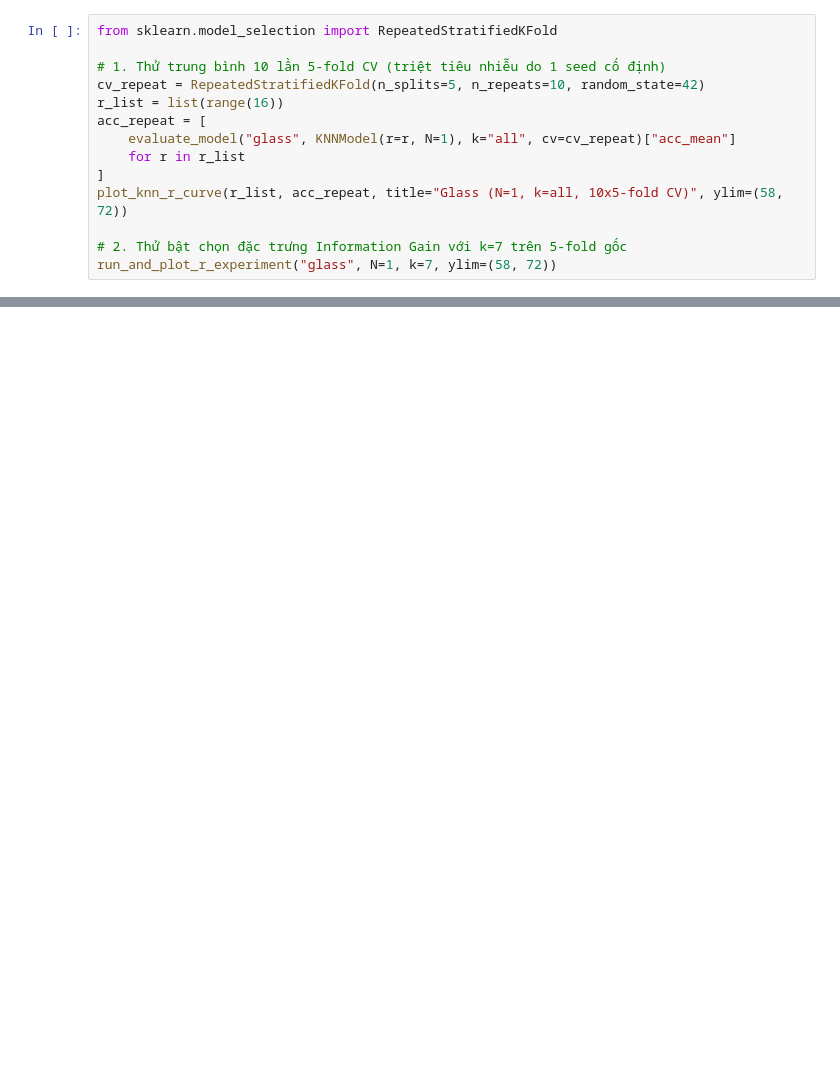
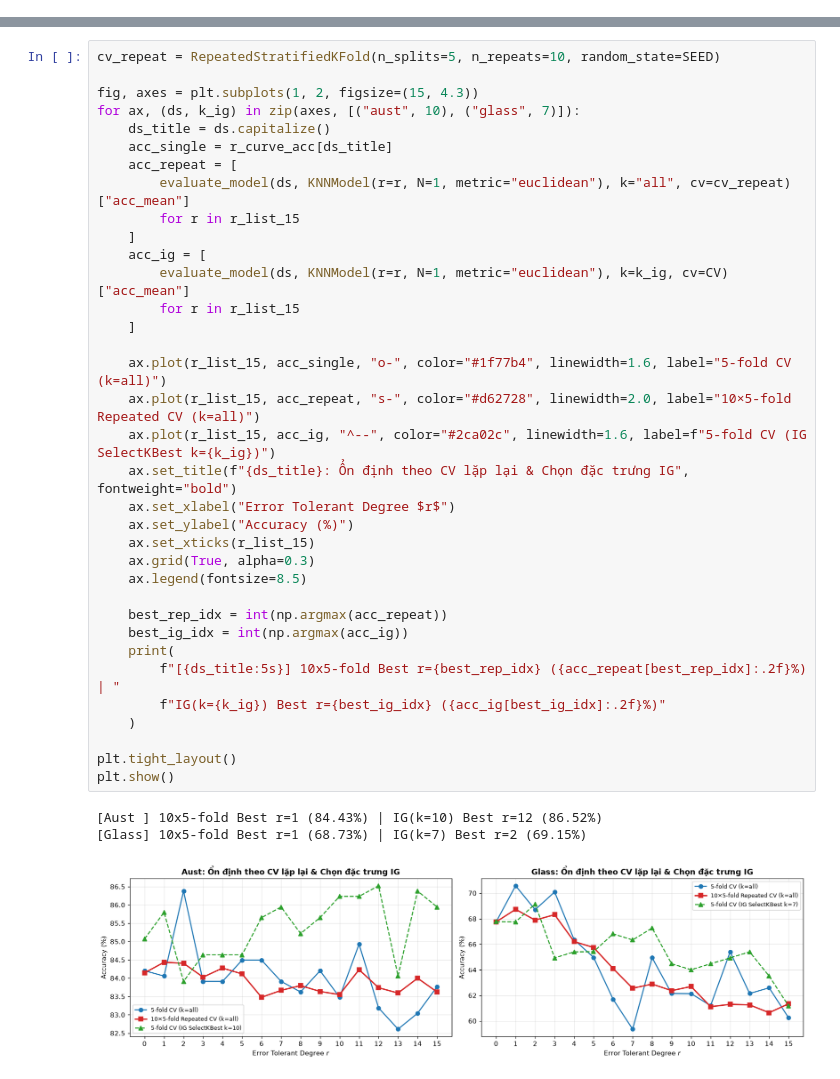
Before and after one commit to Quanbro07/ML-Project, a Jupyter notebook: Source/experiment/error_tolerance_r/exp.ipynb, the cells around one changed output, grey strips where cells are left out. Cells and saved outputs as stored; diff of their text form; blank space fills up the shorter version.

```diff
--- a/Source/experiment/error_tolerance_r/exp.ipynb
+++ b/Source/experiment/error_tolerance_r/exp.ipynb
@@ -274,14 +514,0 @@ df_glass_r = run_and_plot_r_experiment("glass", N=1, k=FEATURE_K["glass"], ylim=
-# %%
-from sklearn.model_selection import RepeatedStratifiedKFold
-
-# 1. Thử trung bình 10 lần 5-fold CV (triệt tiêu nhiễu do 1 seed cố định)
-cv_repeat = RepeatedStratifiedKFold(n_splits=5, n_repeats=10, random_state=42)
-r_list = list(range(16))
-acc_repeat = [
-    evaluate_model("glass", KNNModel(r=r, N=1), k="all", cv=cv_repeat)["acc_mean"]
-    for r in r_list
-]
-plot_knn_r_curve(r_list, acc_repeat, title="Glass (N=1, k=all, 10x5-fold CV)", ylim=(58, 72))
-
-# 2. Thử bật chọn đặc trưng Information Gain với k=7 trên 5-fold gốc
-run_and_plot_r_experiment("glass", N=1, k=7, ylim=(58, 72))
@@ -308,0 +781,39 @@ run_and_plot_r_experiment("glass", N=1, k=7, ylim=(58, 72))
+# %%
+cv_repeat = RepeatedStratifiedKFold(n_splits=5, n_repeats=10, random_state=SEED)
+
+fig, axes = plt.subplots(1, 2, figsize=(15, 4.3))
+for ax, (ds, k_ig) in zip(axes, [("aust", 10), ("glass", 7)]):
+    ds_title = ds.capitalize()
+    acc_single = r_curve_acc[ds_title]
+    acc_repeat = [
+        evaluate_model(ds, KNNModel(r=r, N=1, metric="euclidean"), k="all", cv=cv_repeat)["acc_mean"]
+        for r in r_list_15
+    ]
+    acc_ig = [
+        evaluate_model(ds, KNNModel(r=r, N=1, metric="euclidean"), k=k_ig, cv=CV)["acc_mean"]
+        for r in r_list_15
+    ]
+
+    ax.plot(r_list_15, acc_single, "o-", color="#1f77b4", linewidth=1.6, label="5-fold CV (k=all)")
+    ax.plot(r_list_15, acc_repeat, "s-", color="#d62728", linewidth=2.0, label="10×5-fold Repeated CV (k=all)")
+    ax.plot(r_list_15, acc_ig, "^--", color="#2ca02c", linewidth=1.6, label=f"5-fold CV (IG SelectKBest k={k_ig})")
+    ax.set_title(f"{ds_title}: Ổn định theo CV lặp lại & Chọn đặc trưng IG", fontweight="bold")
+    ax.set_xlabel("Error Tolerant Degree $r$")
+    ax.set_ylabel("Accuracy (%)")
+    ax.set_xticks(r_list_15)
+    ax.grid(True, alpha=0.3)
+    ax.legend(fontsize=8.5)
+
+    best_rep_idx = int(np.argmax(acc_repeat))
+    best_ig_idx = int(np.argmax(acc_ig))
+    print(
+        f"[{ds_title:5s}] 10x5-fold Best r={best_rep_idx} ({acc_repeat[best_rep_idx]:.2f}%) | "
+        f"IG(k={k_ig}) Best r={best_ig_idx} ({acc_ig[best_ig_idx]:.2f}%)"
+    )
+
+plt.tight_layout()
+plt.show()
+# %% [output]
+[Aust ] 10x5-fold Best r=1 (84.43%) | IG(k=10) Best r=12 (86.52%)
+[Glass] 10x5-fold Best r=1 (68.73%) | IG(k=7) Best r=2 (69.15%)
+[figure, added]
```
Also changed, not shown: parts of 17 cells of this notebook, 8 other files.
